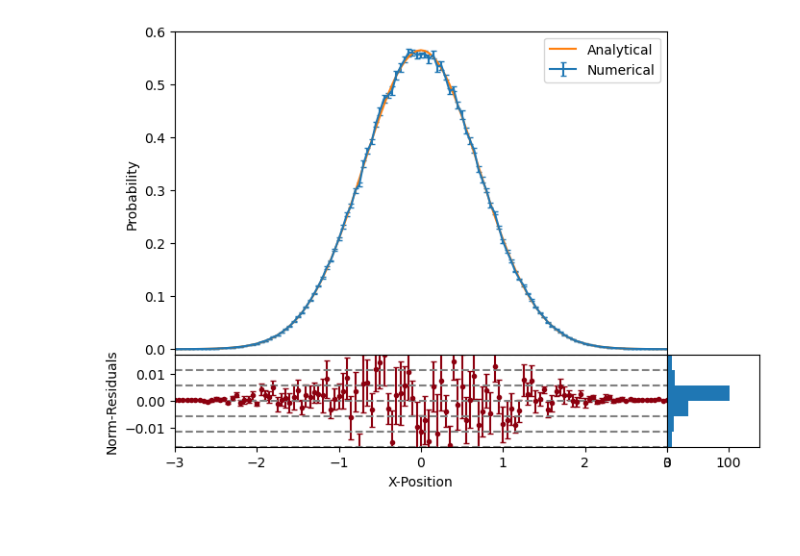
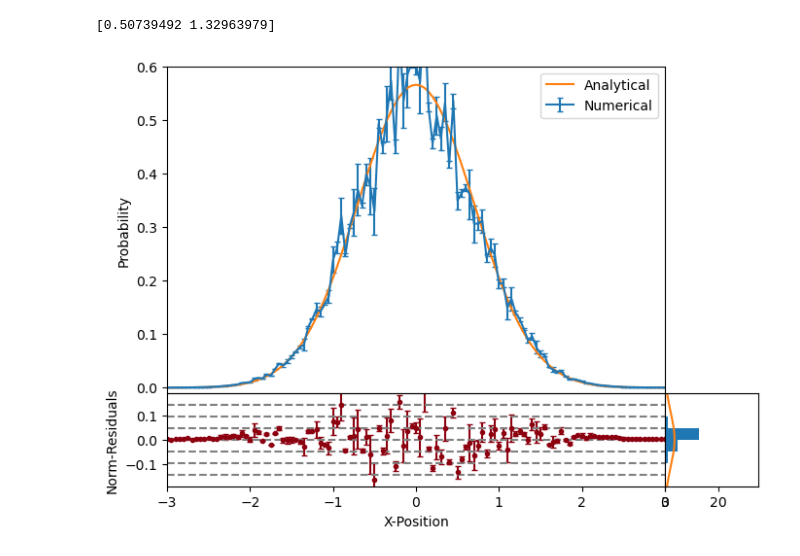
Before and after one commit to Wildeofthewest1/ProjectRepo, a Jupyter notebook: New Text Document.ipynb, the cells around one changed output. Drawn from its saved outputs; the diff is of its cells as text; code cells hidden in the pictures; blank space fills up the shorter version.

```diff
--- a/New Text Document.ipynb
+++ b/New Text Document.ipynb
@@ -166,3 +162,27 @@ ys, yerrs, normres, reserrs = average(10,500)
+# %%
+
+ys, yerrs = average(2,50)
+# %%
+#perform chi squared here
+
+def chifit(x,aa,bb):
+    return (np.exp(aa*-x**2)/bb)**2
+
+
+actual_fit_parameters, covariance_matrix = scpo.curve_fit(chifit, xs,ys)
+
+print(actual_fit_parameters)
+
+a = actual_fit_parameters[0]
+b = actual_fit_parameters[1]
+
+ybestfit = chifit(xs,a,b)
+
+analytic = ybestfit
+normres = (ys-analytic)/np.sqrt(analytic)
+reserrs = yerrs/np.sqrt(analytic)
+# %% [output]
+[0.50739492 1.32963979]
 # %%
 #moi = generateNRandomPaths(1,0)[0]
 #time = np.arange(0,T,dt)/dt
@@ -173,51 +193,52 @@ f1.add_axes((0,0,0.8,0.7))
 plt.gca().set_ylim([-0.01,0.6])
 plt.gca().set_xlim([-3,3])
 plt.gca().axes.get_xaxis().set_ticks([])
-
 plt.ylabel("Probability")
 #plt.plot(xs,Psi(paths))
 
-
 plt.errorbar(xs, ys, yerrs, capsize=2, label = "Numerical")
-plt.plot(xs,wavefunc(xs), label = "Analytical")
+plt.plot(xs,analytic, label = "Analytical")
 plt.legend()
-
 
 ##########################################
 
-j = 3
+j = 4
 
 stdd = np.std(normres)
 
 f1.add_axes((0,-0.2,0.8,0.2))
 plt.gca().set_ylim([-j*stdd,j*stdd])
 plt.gca().set_xlim([-3,3])
 
 
 plt.ylabel("Norm-Residuals")
 plt.xlabel("X-Position")
 stdresarray = np.ones(len(normres))*stdd
 plt.errorbar( xs, normres, reserrs, fmt=".", color = "#8C000F", capsize=2)
 
-
-
-for i in range(-j,j+1):
+for i in range(-j+1,j):
     plt.plot(xs,i*stdresarray, color='grey', linestyle='dashed')
 
 #######################################
 
 f1.add_axes((0.8,-0.2,0.15,0.2))
 plt.gca().set_ylim([-j*stdd,j*stdd])
-plt.gca().set_xlim([0,150])
+plt.gca().set_xlim([0,35])
 plt.gca().axes.get_yaxis().set_ticks([])
+histrange = np.arange(-j*stdd,(j+1)*stdd,stdd)
 
-plt.hist(normres, np.arange(-j*stdd,(j+1)*stdd,stdd), density=1, orientation = "horizontal")
+plt.hist(normres, histrange, density=1, orientation = "horizontal")
+#f1.add_axes((0.8,-0.4,0.15,0.2))
+x = np.arange(-j*stdd,j*stdd,0.0000001)
+mean = statistics.mean(x)
+sd = statistics.stdev(x)
+plt.plot( norm.pdf(x, mean, sd), x)
 
 # np.arange(-j*stdd,(j+1)*stdd,0.5*stdd)
 
 
 #actionarray = metropolis(100,0)
 #plt.plot(np.arange(0,100,1),actionarray)
 plt.show()
 # %% [output]
-[figure, old version]
+[figure, new version]
```
Also changed, not shown: parts of 3 cells of this notebook, 1 other file.
